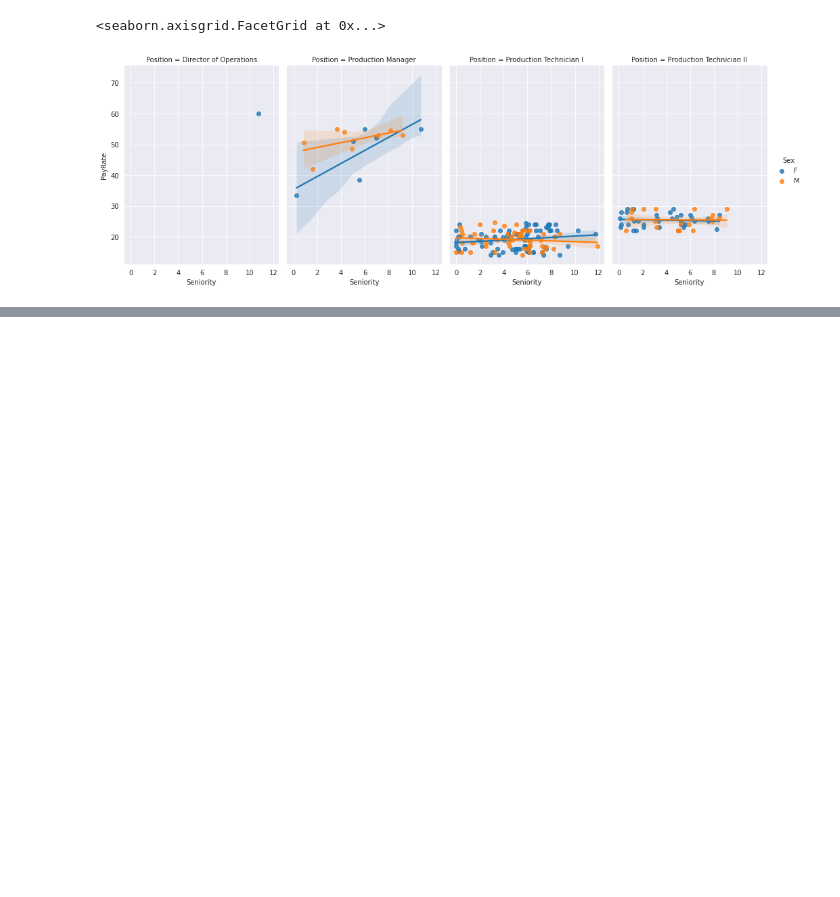
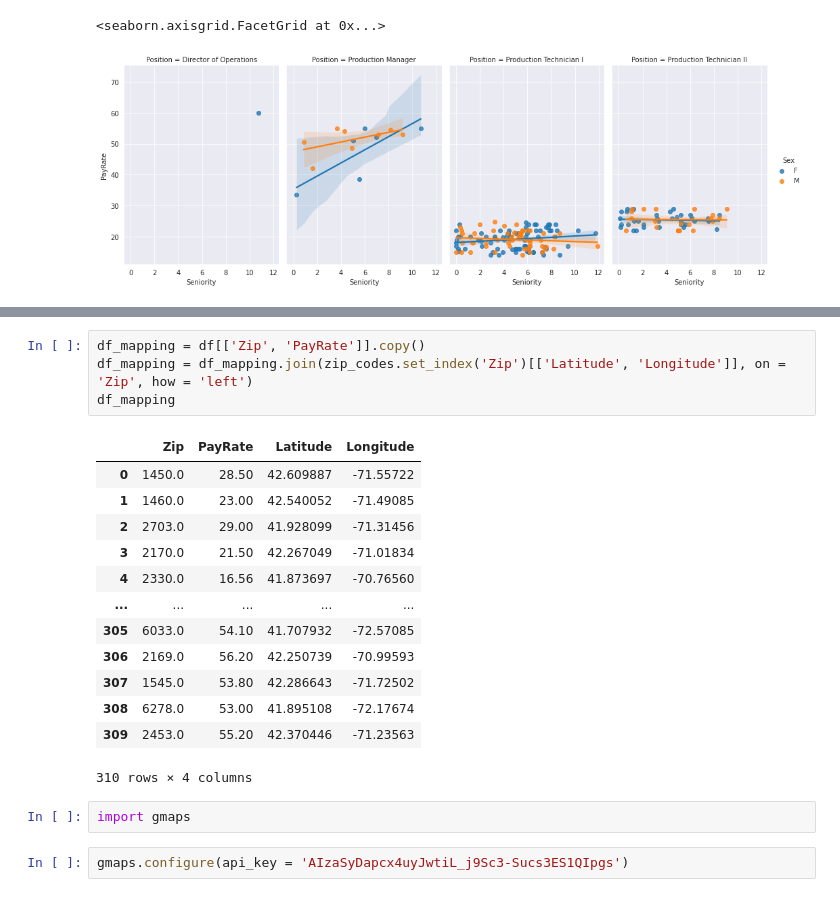
Before and after one commit to agnieszka2201pn/data_analysis, a Jupyter notebook: seaborn.ipynb, the cells around one changed output, grey strips where cells are left out. Cells and saved outputs as stored; diff of their text form; blank space fills up the shorter version.

```diff
--- a/seaborn.ipynb
+++ b/seaborn.ipynb
@@ -188,0 +230,22 @@ sns.lmplot(x='Seniority',y='PayRate',data=df[(df['Department']=='Production
+# %%
+df_mapping = df[['Zip', 'PayRate']].copy()
+df_mapping = df_mapping.join(zip_codes.set_index('Zip')[['Latitude', 'Longitude']], on = 'Zip', how = 'left')
+df_mapping
+# %% [output]
+|  | Zip | PayRate | Latitude | Longitude |
+| 0 | 1450.0 | 28.50 | 42.609887 | -71.55722 |
+| 1 | 1460.0 | 23.00 | 42.540052 | -71.49085 |
+| 2 | 2703.0 | 29.00 | 41.928099 | -71.31456 |
+| 3 | 2170.0 | 21.50 | 42.267049 | -71.01834 |
+| 4 | 2330.0 | 16.56 | 41.873697 | -70.76560 |
+| ... | ... | ... | ... | ... |
+| 305 | 6033.0 | 54.10 | 41.707932 | -72.57085 |
+| 306 | 2169.0 | 56.20 | 42.250739 | -70.99593 |
+| 307 | 1545.0 | 53.80 | 42.286643 | -71.72502 |
+| 308 | 6278.0 | 53.00 | 41.895108 | -72.17674 |
+| 309 | 2453.0 | 55.20 | 42.370446 | -71.23563 |
+310 rows × 4 columns
+# %%
+import gmaps
+# %%
+gmaps.configure(api_key = 'AIzaSyDapcx4uyJwtiL_j9Sc3-Sucs3ES1QIpgs')
```
Also changed, not shown: parts of 12 cells of this notebook, 3 other files.
